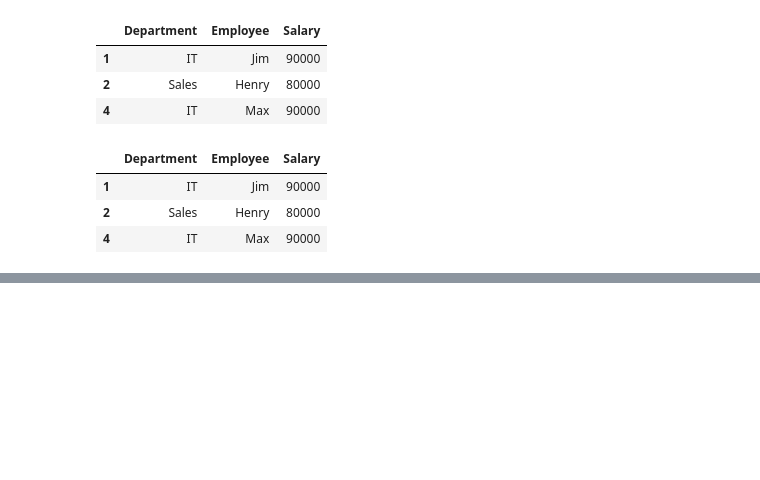
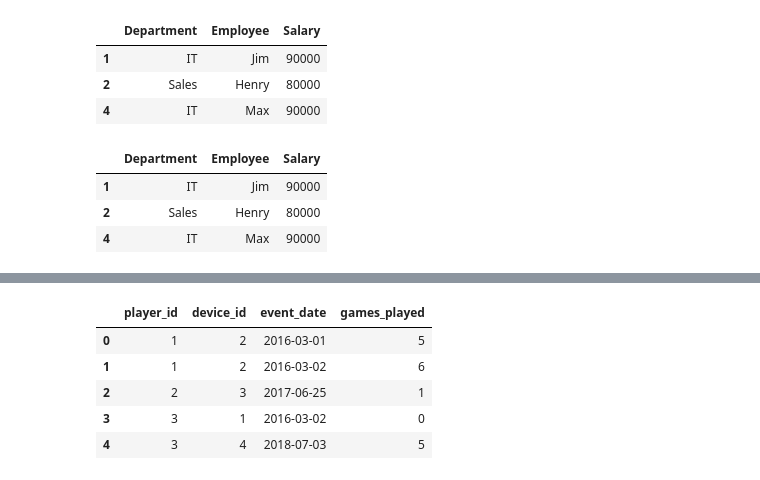
Before and after one commit to Praldmur/Tasks, a Jupyter notebook: LeetCode_Med.ipynb, the cells around one changed output, grey strips where cells are left out. Drawn from its saved outputs; the diff is of its cells as text; code cells hidden in the pictures; blank space fills up the shorter version.

```diff
--- a/LeetCode_Med.ipynb
+++ b/LeetCode_Med.ipynb
@@ -288,0 +296,11 @@ result
+# %%
+data = [[1, 2, '2016-03-01', 5], [1, 2, '2016-03-02', 6], [2, 3, '2017-06-25', 1], [3, 1, '2016-03-02', 0], [3, 4, '2018-07-03', 5]]
+activity = pd.DataFrame(data, columns=['player_id', 'device_id', 'event_date', 'games_played']).astype({'player_id':'Int64', 'device_id':'Int64', 'event_date':'datetime64[ns]', 'games_played':'Int64'})
+activity.head()
+# %% [output]
+|  | player_id | device_id | event_date | games_played |
+| 0 | 1 | 2 | 2016-03-01 | 5 |
+| 1 | 1 | 2 | 2016-03-02 | 6 |
+| 2 | 2 | 3 | 2017-06-25 | 1 |
+| 3 | 3 | 1 | 2016-03-02 | 0 |
+| 4 | 3 | 4 | 2018-07-03 | 5 |
```
Also changed, not shown: parts of 4 cells of this notebook.
